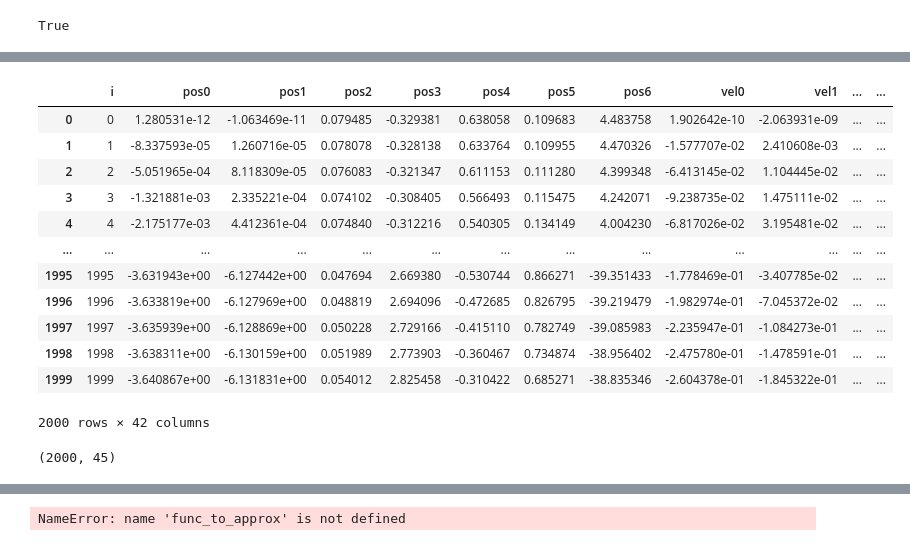
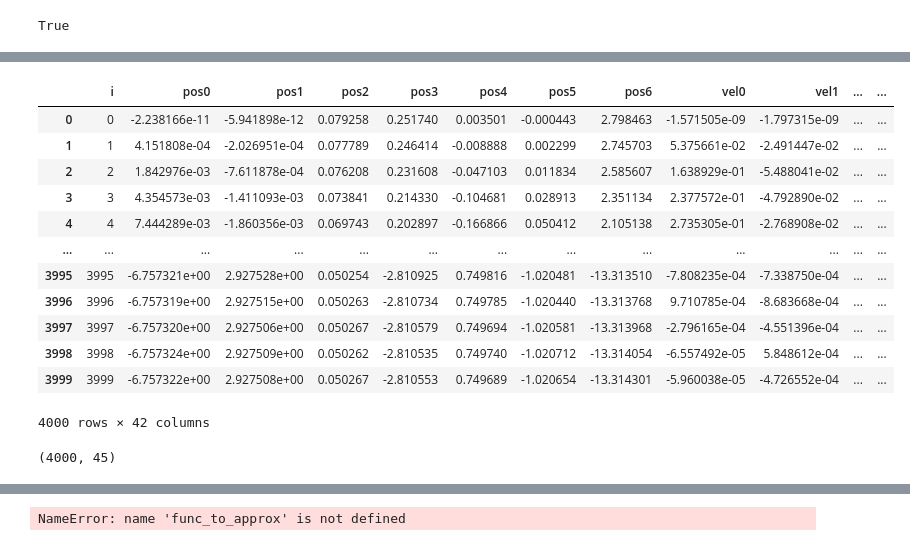
Before and after one commit to NovelMobileRobotsLab/rock, a Jupyter notebook: embedded/rock2_fw/trained_models/to_tflite.ipynb, the cells around one changed output, grey strips where cells are left out. Cells and saved outputs as stored; diff of their text form; code cells hidden in the pictures.

```diff
--- a/embedded/rock2_fw/trained_models/to_tflite.ipynb
+++ b/embedded/rock2_fw/trained_models/to_tflite.ipynb
@@ -250,30 +249,30 @@ INFO:tensorflow:Assets written to: ./export/model_55_41_1000_keras/assets
 # %%
 import pandas as pd
 
-df = pd.read_csv("sim_eval/2025-04-12_22-55-41_1000.csv")
+df = pd.read_csv("sim_eval/2025-04-15_01-58-02_200.csv")
 display(df)
 
 #read
 obs_columns = [f'obs{i}' for i in range(15)]
 obs_array = df[obs_columns].to_numpy()
 
 obs_array = np.repeat(obs_array, repeats=3, axis=1) #repeat 3 times to simulate hisotry 3
 obs_array.shape
 # %% [output]
 |  | i | pos0 | pos1 | pos2 | pos3 | pos4 | pos5 | pos6 | vel0 | vel1 | ... | ... |
-| 0 | 0 | 1.280531e-12 | -1.063469e-11 | 0.079485 | -0.329381 | 0.638058 | 0.109683 | 4.483758 | 1.902642e-10 | -2.063931e-09 | ... | ... |
-| 1 | 1 | -8.337593e-05 | 1.260716e-05 | 0.078078 | -0.328138 | 0.633764 | 0.109955 | 4.470326 | -1.577707e-02 | 2.410608e-03 | ... | ... |
-| 2 | 2 | -5.051965e-04 | 8.118309e-05 | 0.076083 | -0.321347 | 0.611153 | 0.111280 | 4.399348 | -6.413145e-02 | 1.104445e-02 | ... | ... |
-| 3 | 3 | -1.321881e-03 | 2.335221e-04 | 0.074102 | -0.308405 | 0.566493 | 0.115475 | 4.242071 | -9.238735e-02 | 1.475111e-02 | ... | ... |
-| 4 | 4 | -2.175177e-03 | 4.412361e-04 | 0.074840 | -0.312216 | 0.540305 | 0.134149 | 4.004230 | -6.817026e-02 | 3.195481e-02 | ... | ... |
+| 0 | 0 | -2.238166e-11 | -5.941898e-12 | 0.079258 | 0.251740 | 0.003501 | -0.000443 | 2.798463 | -1.571505e-09 | -1.797315e-09 | ... | ... |
+| 1 | 1 | 4.151808e-04 | -2.026951e-04 | 0.077789 | 0.246414 | -0.008888 | 0.002299 | 2.745703 | 5.375661e-02 | -2.491447e-02 | ... | ... |
+| 2 | 2 | 1.842976e-03 | -7.611878e-04 | 0.076208 | 0.231608 | -0.047103 | 0.011834 | 2.585607 | 1.638929e-01 | -5.488041e-02 | ... | ... |
+| 3 | 3 | 4.354573e-03 | -1.411093e-03 | 0.073841 | 0.214330 | -0.104681 | 0.028913 | 2.351134 | 2.377572e-01 | -4.792890e-02 | ... | ... |
+| 4 | 4 | 7.444289e-03 | -1.860356e-03 | 0.069743 | 0.202897 | -0.166866 | 0.050412 | 2.105138 | 2.735305e-01 | -2.768908e-02 | ... | ... |
 | ... | ... | ... | ... | ... | ... | ... | ... | ... | ... | ... | ... | ... |
-| 1995 | 1995 | -3.631943e+00 | -6.127442e+00 | 0.047694 | 2.669380 | -0.530744 | 0.866271 | -39.351433 | -1.778469e-01 | -3.407785e-02 | ... | ... |
-| 1996 | 1996 | -3.633819e+00 | -6.127969e+00 | 0.048819 | 2.694096 | -0.472685 | 0.826795 | -39.219479 | -1.982974e-01 | -7.045372e-02 | ... | ... |
-| 1997 | 1997 | -3.635939e+00 | -6.128869e+00 | 0.050228 | 2.729166 | -0.415110 | 0.782749 | -39.085983 | -2.235947e-01 | -1.084273e-01 | ... | ... |
-| 1998 | 1998 | -3.638311e+00 | -6.130159e+00 | 0.051989 | 2.773903 | -0.360467 | 0.734874 | -38.956402 | -2.475780e-01 | -1.478591e-01 | ... | ... |
-| 1999 | 1999 | -3.640867e+00 | -6.131831e+00 | 0.054012 | 2.825458 | -0.310422 | 0.685271 | -38.835346 | -2.604378e-01 | -1.845322e-01 | ... | ... |
+| 3995 | 3995 | -6.757321e+00 | 2.927528e+00 | 0.050254 | -2.810925 | 0.749816 | -1.020481 | -13.313510 | -7.808235e-04 | -7.338750e-04 | ... | ... |
+| 3996 | 3996 | -6.757319e+00 | 2.927515e+00 | 0.050263 | -2.810734 | 0.749785 | -1.020440 | -13.313768 | 9.710785e-04 | -8.683668e-04 | ... | ... |
+| 3997 | 3997 | -6.757320e+00 | 2.927506e+00 | 0.050267 | -2.810579 | 0.749694 | -1.020581 | -13.313968 | -2.796165e-04 | -4.551396e-04 | ... | ... |
+| 3998 | 3998 | -6.757324e+00 | 2.927509e+00 | 0.050262 | -2.810535 | 0.749740 | -1.020712 | -13.314054 | -6.557492e-05 | 5.848612e-04 | ... | ... |
+| 3999 | 3999 | -6.757322e+00 | 2.927508e+00 | 0.050267 | -2.810553 | 0.749689 | -1.020654 | -13.314301 | -5.960038e-05 | -4.726552e-04 | ... | ... |
-2000 rows × 42 columns
+4000 rows × 42 columns
-(2000, 45)
+(4000, 45)
 # %%
 import matplotlib.pyplot as plt
 
```
Also changed, not shown: parts of 13 cells of this notebook, 15 other files.
